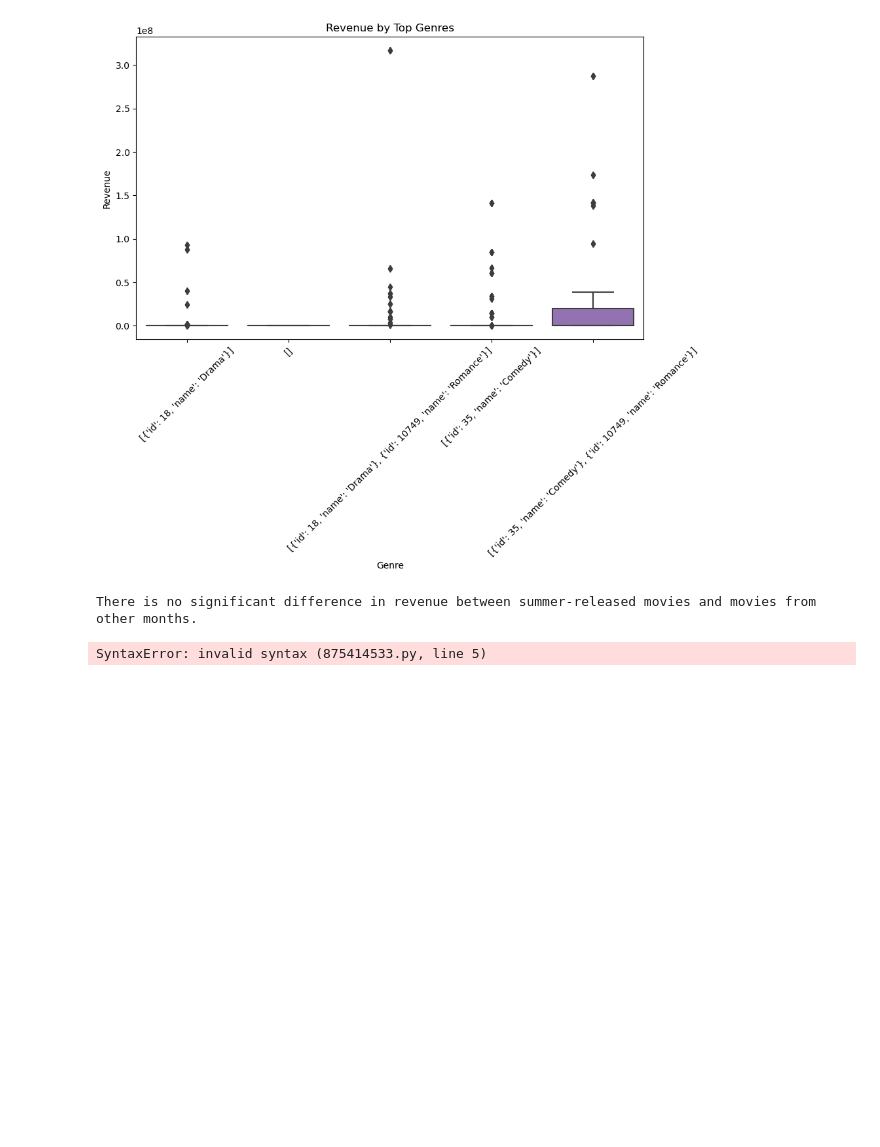
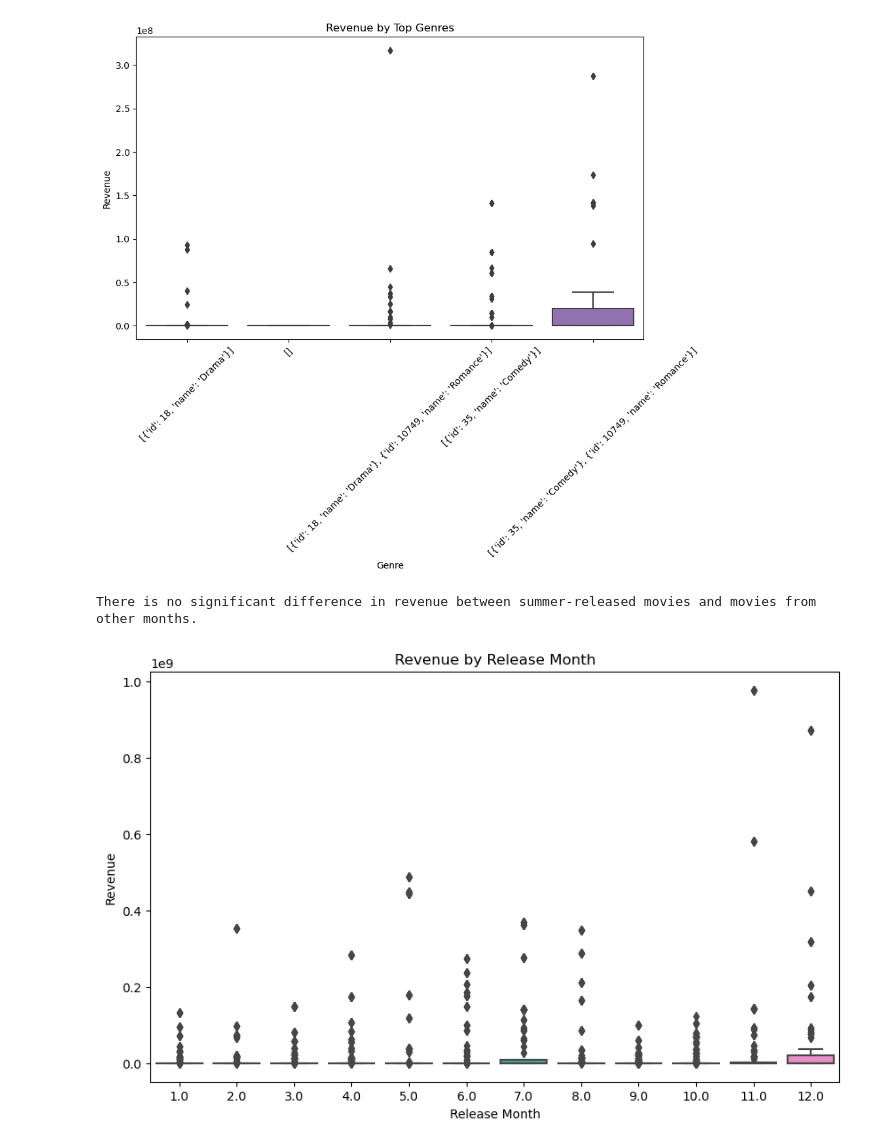
Before and after one commit to jrohn34/Project3, a Jupyter notebook: Project3_part4.ipynb, the cells around one changed output. Drawn from its saved outputs; the diff is of its cells as text; code cells hidden in the pictures; blank space fills up the shorter version.

```diff
--- a/Project3_part4.ipynb
+++ b/Project3_part4.ipynb
@@ -83,10 +83,9 @@ There is no significant difference in revenue between summer-released movies and
 # %%
 plt.figure(figsize=(10, 6))
 sns.boxplot(data=df, x='release_month', y='revenue')
 plt.title("Revenue by Release Month")
 plt.xlabel("Release Month")
-plt.ylabel "Revenue"
+plt.ylabel("Revenue")
 plt.show()
-With the import statement added, the code should no
 # %% [output]
-SyntaxError: invalid syntax (875414533.py, line 5)
+[figure, added]
```
Also changed, not shown: 1 other file.
